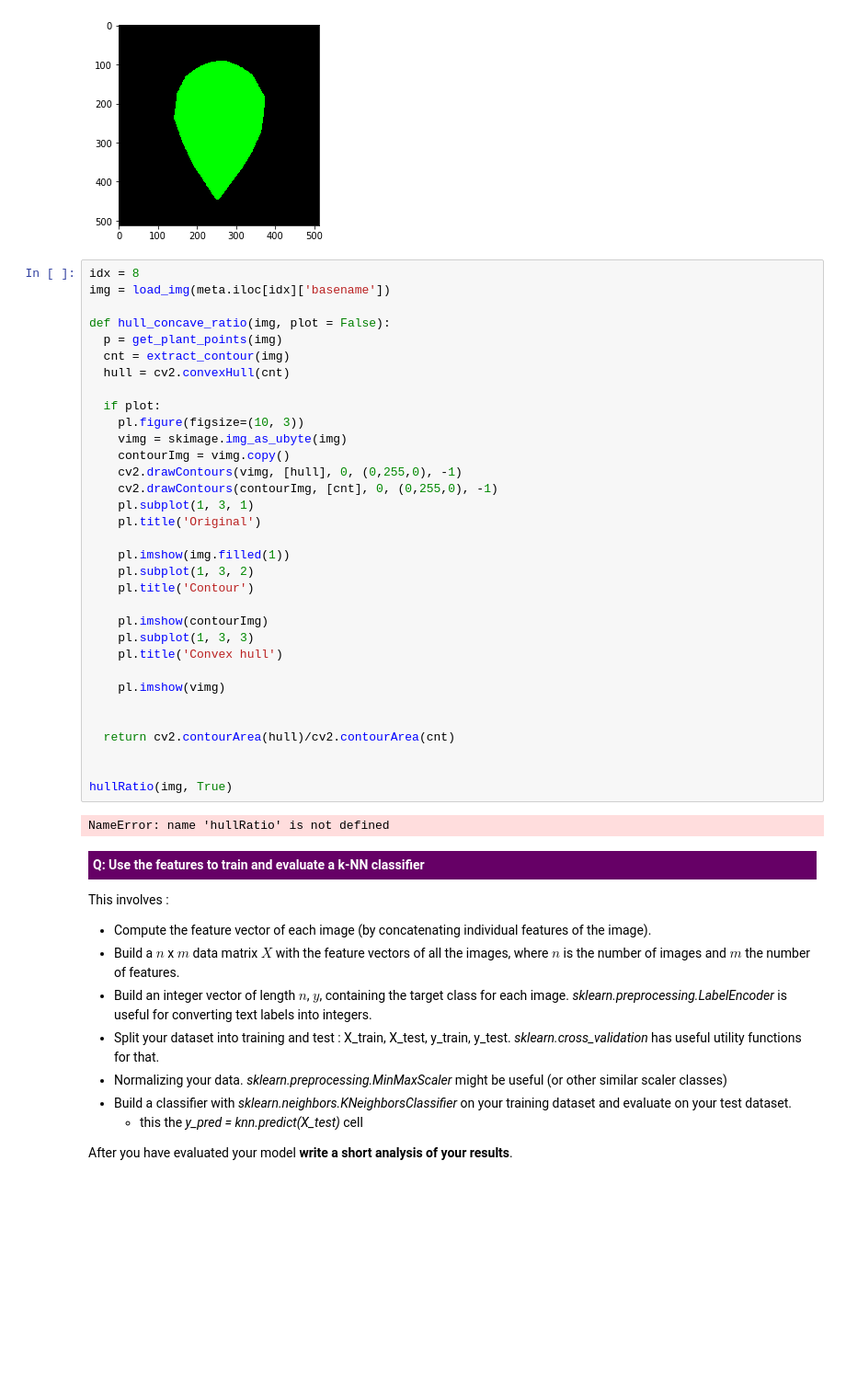
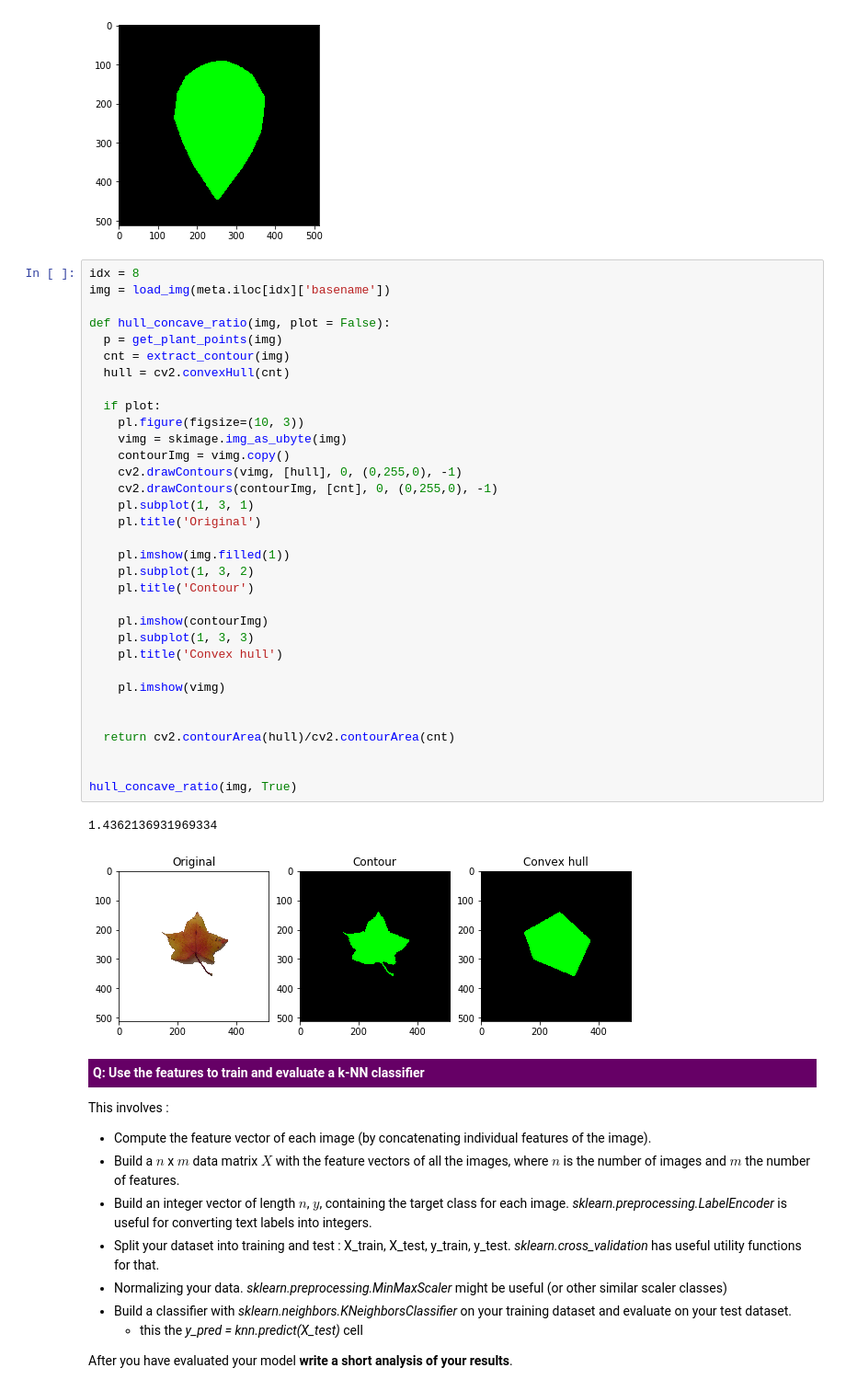
Before and after one commit to Penguinazor/mse.mldb.lab2, a Jupyter notebook: MLBD_lab2.ipynb, the cells around one changed output. Shown at 92% size. Drawn from its saved outputs; the diff is of its cells as text; blank space fills up the shorter version.

Commit message:
HullRatio call but for real this time

```diff
--- a/MLBD_lab2.ipynb
+++ b/MLBD_lab2.ipynb
@@ -471,35 +471,36 @@ img = load_img(meta.iloc[idx]['basename'])
 
 def hull_concave_ratio(img, plot = False):
   p = get_plant_points(img)
   cnt = extract_contour(img)
   hull = cv2.convexHull(cnt)
 
   if plot:
     pl.figure(figsize=(10, 3))
     vimg = skimage.img_as_ubyte(img)
     contourImg = vimg.copy()
     cv2.drawContours(vimg, [hull], 0, (0,255,0), -1)
     cv2.drawContours(contourImg, [cnt], 0, (0,255,0), -1)
     pl.subplot(1, 3, 1)
     pl.title('Original')
 
     pl.imshow(img.filled(1))
     pl.subplot(1, 3, 2)
     pl.title('Contour')
 
     pl.imshow(contourImg)
     pl.subplot(1, 3, 3)
     pl.title('Convex hull')
 
     pl.imshow(vimg)
 
 
   return cv2.contourArea(hull)/cv2.contourArea(cnt)
 
 
-hullRatio(img, True)
+hull_concave_ratio(img, True)
 # %% [output]
-NameError: name 'hullRatio' is not defined
+1.4362136931969334
+[figure, added]
 # %% [markdown]
 <p style="background-color:#660066; color:#fff;padding:5px; font-weight:bold">Q: Use the features to train and evaluate a k-NN classifier</p>
 
```
